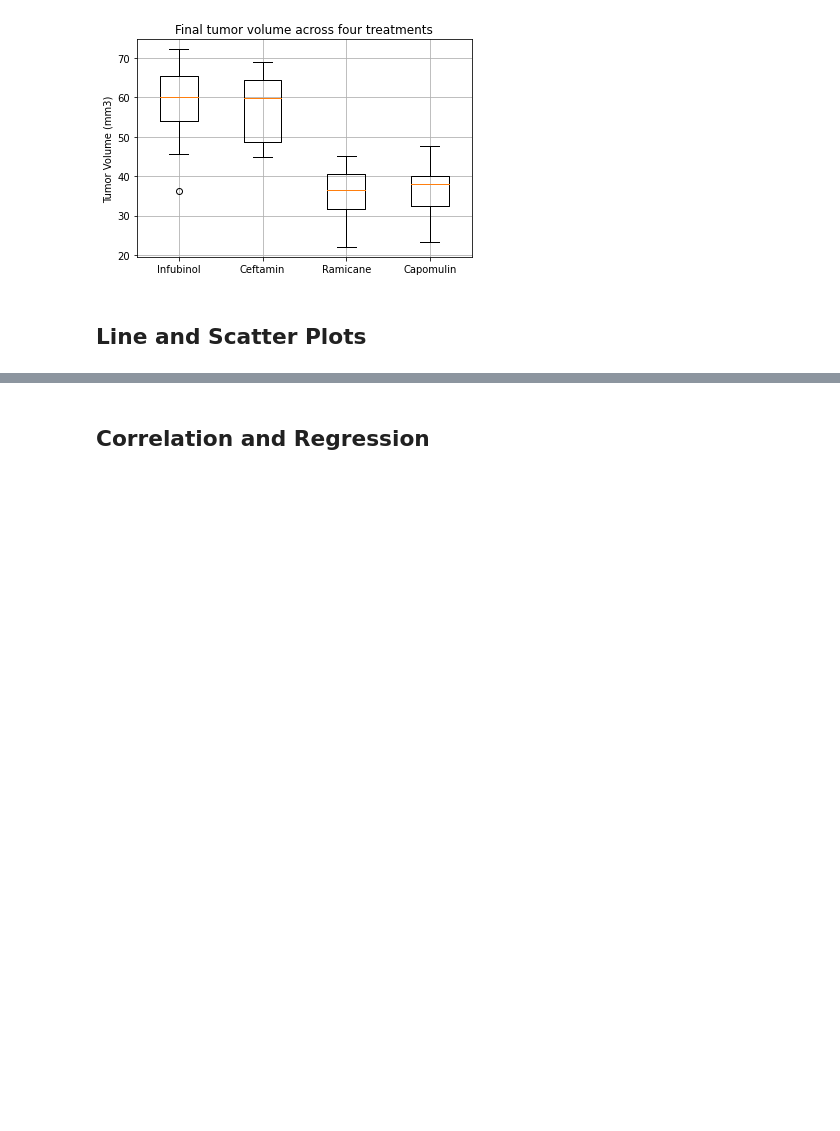
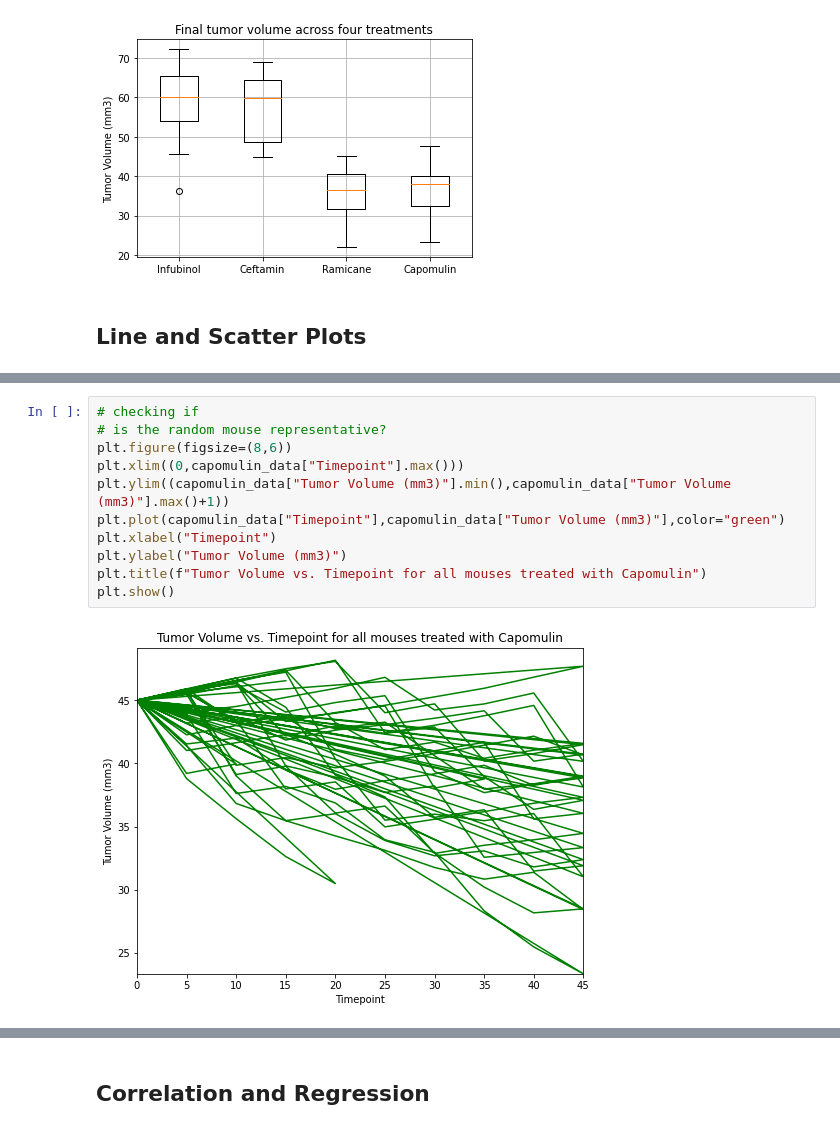
Before and after one commit to dianaagustinaf/matplotlib-challenge, a Jupyter notebook: pymaceuticals_analysis.ipynb, the cells around one changed output, grey strips where cells are left out. Cells and saved outputs as stored; diff of their text form; blank space fills up the shorter version.

```diff
--- a/pymaceuticals_analysis.ipynb
+++ b/pymaceuticals_analysis.ipynb
@@ -408,0 +441,13 @@ plt.show()
+# %%
+# checking if
+# is the random mouse representative?
+plt.figure(figsize=(8,6))
+plt.xlim((0,capomulin_data["Timepoint"].max()))
+plt.ylim((capomulin_data["Tumor Volume (mm3)"].min(),capomulin_data["Tumor Volume (mm3)"].max()+1))
+plt.plot(capomulin_data["Timepoint"],capomulin_data["Tumor Volume (mm3)"],color="green")
+plt.xlabel("Timepoint")
+plt.ylabel("Tumor Volume (mm3)")
+plt.title(f"Tumor Volume vs. Timepoint for all mouses treated with Capomulin")
+plt.show()
+# %% [output]
+[figure, added]
```
Also changed, not shown: parts of 10 cells of this notebook.
